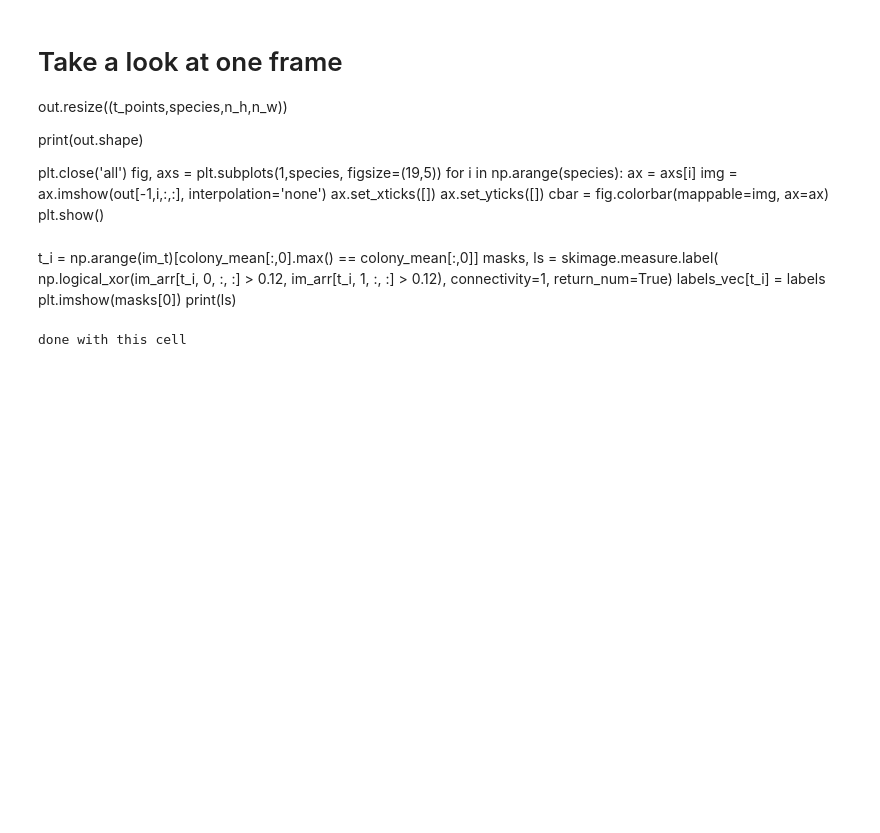
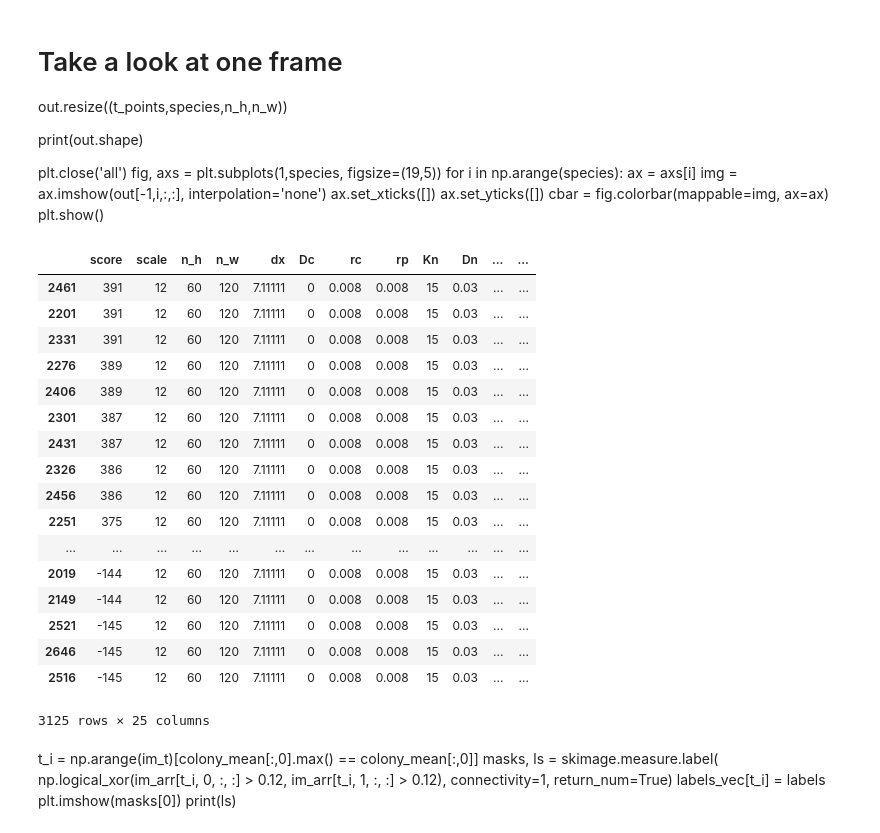
Before and after one commit to boospooky/omnitray-modeling, a Jupyter notebook: omnitray-modeling/microsim_ca/simulation_notebook_ca.ipynb, the cells around one changed output. Saved outputs shown, nothing was run; the diff lists cells and outputs as text; code cells hidden in the pictures; blank space fills up the shorter version.

```diff
--- a/omnitray-modeling/microsim_ca/simulation_notebook_ca.ipynb
+++ b/omnitray-modeling/microsim_ca/simulation_notebook_ca.ipynb
@@ -700,6 +740,27 @@ for i in np.arange(species):
     ax.set_yticks([])
     cbar = fig.colorbar(mappable=img, ax=ax)
 plt.show()
+# %%
+score_df.sort_values('score', ascending=False)
+# %% [output]
+|  | score | scale | n_h | n_w | dx | Dc | rc | rp | Kn | Dn | ... | ... |
+| 2461 | 391 | 12 | 60 | 120 | 7.11111 | 0 | 0.008 | 0.008 | 15 | 0.03 | ... | ... |
+| 2201 | 391 | 12 | 60 | 120 | 7.11111 | 0 | 0.008 | 0.008 | 15 | 0.03 | ... | ... |
+| 2331 | 391 | 12 | 60 | 120 | 7.11111 | 0 | 0.008 | 0.008 | 15 | 0.03 | ... | ... |
+| 2276 | 389 | 12 | 60 | 120 | 7.11111 | 0 | 0.008 | 0.008 | 15 | 0.03 | ... | ... |
+| 2406 | 389 | 12 | 60 | 120 | 7.11111 | 0 | 0.008 | 0.008 | 15 | 0.03 | ... | ... |
+| 2301 | 387 | 12 | 60 | 120 | 7.11111 | 0 | 0.008 | 0.008 | 15 | 0.03 | ... | ... |
+| 2431 | 387 | 12 | 60 | 120 | 7.11111 | 0 | 0.008 | 0.008 | 15 | 0.03 | ... | ... |
+| 2326 | 386 | 12 | 60 | 120 | 7.11111 | 0 | 0.008 | 0.008 | 15 | 0.03 | ... | ... |
+| 2456 | 386 | 12 | 60 | 120 | 7.11111 | 0 | 0.008 | 0.008 | 15 | 0.03 | ... | ... |
+| 2251 | 375 | 12 | 60 | 120 | 7.11111 | 0 | 0.008 | 0.008 | 15 | 0.03 | ... | ... |
+| ... | ... | ... | ... | ... | ... | ... | ... | ... | ... | ... | ... | ... |
+| 2019 | -144 | 12 | 60 | 120 | 7.11111 | 0 | 0.008 | 0.008 | 15 | 0.03 | ... | ... |
+| 2149 | -144 | 12 | 60 | 120 | 7.11111 | 0 | 0.008 | 0.008 | 15 | 0.03 | ... | ... |
+| 2521 | -145 | 12 | 60 | 120 | 7.11111 | 0 | 0.008 | 0.008 | 15 | 0.03 | ... | ... |
+| 2646 | -145 | 12 | 60 | 120 | 7.11111 | 0 | 0.008 | 0.008 | 15 | 0.03 | ... | ... |
+| 2516 | -145 | 12 | 60 | 120 | 7.11111 | 0 | 0.008 | 0.008 | 15 | 0.03 | ... | ... |
+3125 rows × 25 columns
 # %% [markdown]
 t_i = np.arange(im_t)[colony_mean[:,0].max() == colony_mean[:,0]]
 masks, ls = skimage.measure.label(
@@ -710,23 +771,3 @@ masks, ls = skimage.measure.label(
 labels_vec[t_i] = labels
 plt.imshow(masks[0])
 print(ls)
-# %%
-
-jobs = []
-for i in np.arange(4):
-    p = Process(target=par_worker, args=(parm_df.loc[i::4,:].copy(),))
-    jobs.append(p)
-    p.start()
-
-for job in jobs:
-    job.join()
-    out_list.append(sim(n_h, n_w, p0))
-
-# anim = write_movie(out, t_vec, 8) #, out_names[i])
-# HTML(anim.to_html5_video())
-
-fit_df = pd.DataFrame(np.zeros((len(out_list), len(cols))), columns=cols, dtype=np.float)
-
-print("done with this cell")
-# %% [output]
-done with this cell
```
Also changed, not shown: parts of 22 cells of this notebook, 1 other file.
